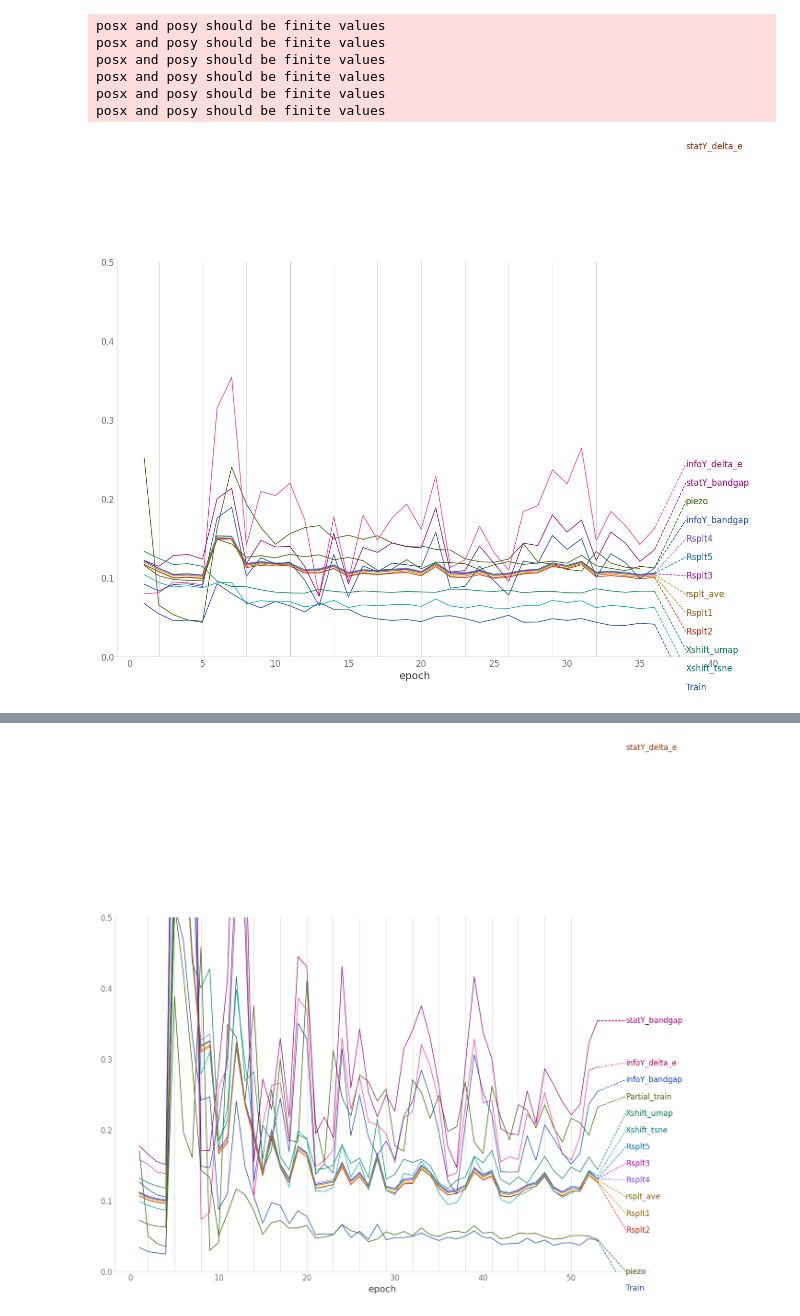
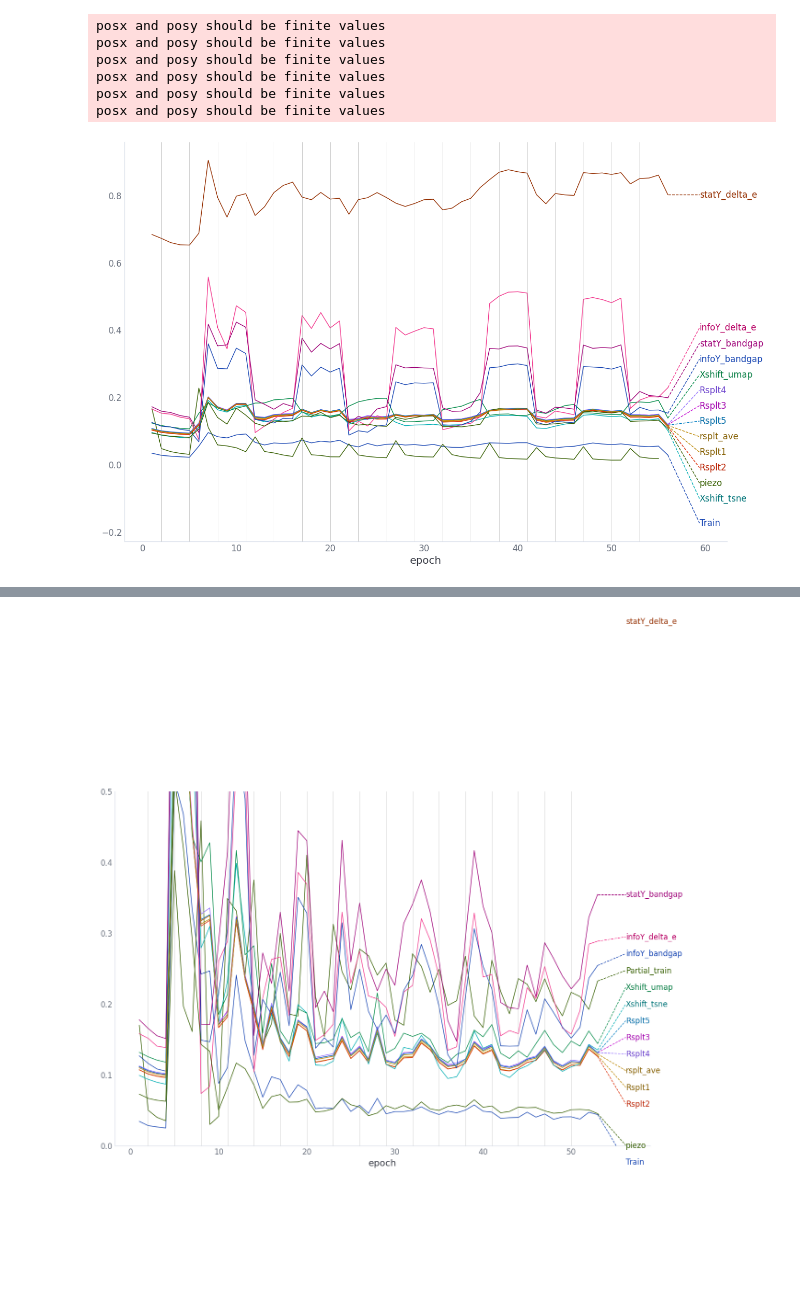
Before and after one commit to nicholas-miklaucic/ood-materials, a Jupyter notebook: log-visuals.ipynb, the cells around one changed output, grey strips where cells are left out. Cells and saved outputs as stored; diff of their text form; code cells hidden in the pictures; blank space fills up the shorter version.

```diff
--- a/log-visuals.ipynb
+++ b/log-visuals.ipynb
@@ -9,9 +9,9 @@ theme, cs = rp.mpl_setup(False)
 # %%
 def plot_logs(name):
     fig, ax = plt.subplots(figsize=(15, 10))
-    df = pd.read_feather(f'exps/{name}/SAL-training_loss.feather')
+    df = pd.read_feather(f'exps_baseline/{name}/SAL-training_loss.feather')
     df.set_index('epoch').plot(ax=ax, lw=1)
-    ax.set_ylim(0, 0.5)
+    #ax.set_ylim(0, 0.5)
     # rp.smooth_noisy_lines(keep_old_line=False)
     # rp.smooth_straight_lines
     for i in range(2, max(df.index), 3):
@@ -22,12 +22,12 @@ def plot_logs(name):
 
 # df1 = plot_logs('delta_e_02-19-13-48')
 # %%
-df2 = plot_logs('delta_e_02-27-16-46')
+df2 = plot_logs('delta_e_02-29-15-42')
 # %% [output]
 posx and posy should be finite values
 posx and posy should be finite values
 posx and posy should be finite values
 posx and posy should be finite values
 posx and posy should be finite values
 posx and posy should be finite values
-[figure, old version]
+[figure, new version]
```
Also changed, not shown: parts of 2 cells of this notebook, 3 other files.
